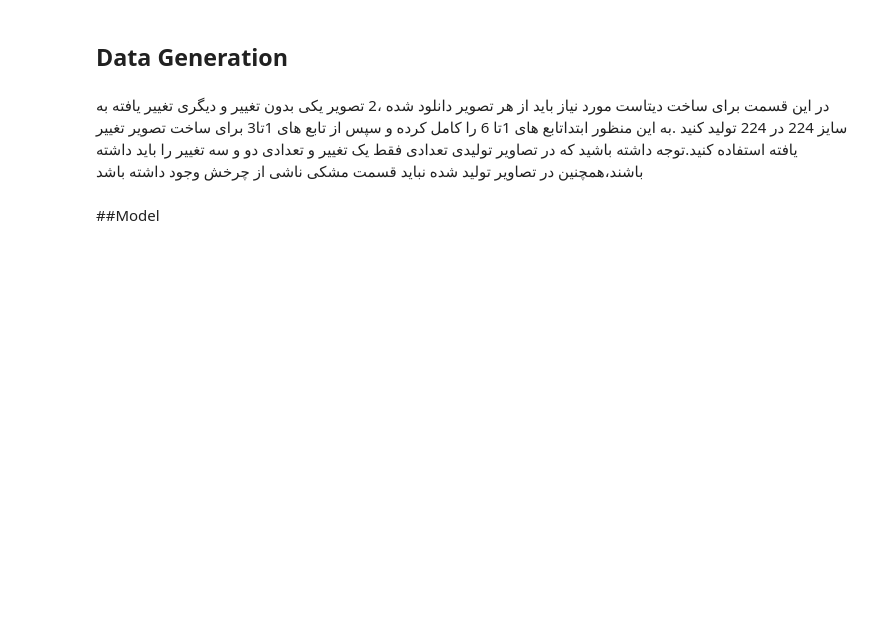
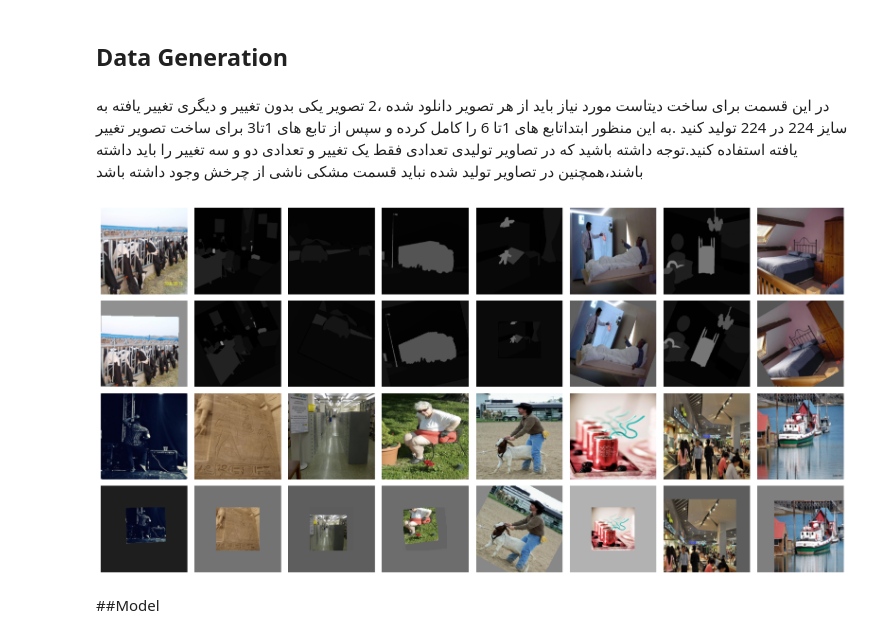
Before and after one commit to theGhozmit/Deep_HW3, a Jupyter notebook: detect_change.ipynb, the cells around one changed output. Drawn from its saved outputs; the diff is of its cells as text; code cells hidden in the pictures; blank space fills up the shorter version.

```diff
--- a/detect_change.ipynb
+++ b/detect_change.ipynb
@@ -108,11 +104,11 @@ class CustomDataset(Dataset):
         self.dataset = dataset
 
     def __getitem__(self,idx):
-      img = self.dataset[idx]
+      img = self.dataset[idx][0]
       # make a random vector of size 3 with values 0 or 1
       changes = np.random.randint(0,2,3)
       if sum(changes) == 0:
-        change = randint(0,3)
+        change = randint(0,2)
         changes[change] = 1
 
       changed_image = img
@@ -131,15 +127,14 @@ class CustomDataset(Dataset):
 transform = transforms.Compose([
     transforms.Resize((224, 224)),
     transforms.ToTensor(),
-    transforms.Normalize(mean=[0.485, 0.456, 0.406], std=[0.229, 0.224, 0.225]),
+    # transforms.Normalize(mean=[0.485, 0.456, 0.406], std=[0.229, 0.224, 0.225]),
 ])
-# set path to current directory
-cwd = os.getcwd()
 
-test_dataset    = datasets.ImageFolder(path.join(cwd, '/release_test'), transform=transform)
+
+test_dataset    = datasets.ImageFolder('release_test', transform=transform)
 dataset_test    = CustomDataset(test_dataset)
 
-train_dataset   = datasets.ImageFolder(path.join(cwd, '/images/training'), transform=transform)
+train_dataset   = datasets.ImageFolder('ADEChallengeData2016', transform=transform)
 # use train test split to split the training data into train and validation
 train_size = int(0.8 * len(train_dataset))
 val_size = len(train_dataset) - train_size
@@ -155,26 +150,32 @@ val_loader = DataLoader(dataset_val, batch_size=32, shuffle=True)
 # %%
 ## To Do  : show 8 images from train_loader & 8 images from test_loader
 dataiter = iter(train_loader)
-images, changed_images, changes = dataiter.next()
+images, changed_images, changes = next(dataiter)
 
-plt.figure(figsize=(2,16))
+
+fig, axes = plt.subplots(4, 8, figsize=(16, 8))
+axes = axes.flatten()
+
 for i in range(8):
-  plt.subplot(2,16,i*2+1)
-  plt.imshow(np.transpose(images[i].numpy(), (1, 2, 0)))
-  plt.subplot(2,16,i*2+2)
-  plt.imshow(np.transpose(changed_images[i].numpy(), (1, 2, 0)))
+    axes[i].imshow(np.transpose(images[i].numpy(), (1, 2, 0)))
+    axes[i].axis('off')
+    axes[i+8].imshow(np.transpose(changed_images[i].numpy(), (1, 2, 0)))
+    axes[i+8].axis('off')
 
 
 dataiter = iter(test_loader)
-images, changed_images, changes = dataiter.next()
+images, changed_images, changes = next(dataiter)
 
 for i in range(8):
-  plt.subplot(2,16,i*2+17)
-  plt.imshow(np.transpose(images[i].numpy(), (1, 2, 0)))
-  plt.subplot(2,16,i*2+18)
-  plt.imshow(np.transpose(changed_images[i].numpy(), (1, 2, 0)))
+    axes[i+16].imshow(np.transpose(images[i].numpy(), (1, 2, 0)))
+    axes[i+16].axis('off')
+    axes[i+24].imshow(np.transpose(changed_images[i].numpy(), (1, 2, 0)))
+    axes[i+24].axis('off')
 
+plt.tight_layout()
 plt.show()
+# %% [output]
+[figure, added]
 # %% [markdown]
 ##Model
 # %% [markdown]
```
Also changed, not shown: parts of 12 cells of this notebook, 1 other file.
